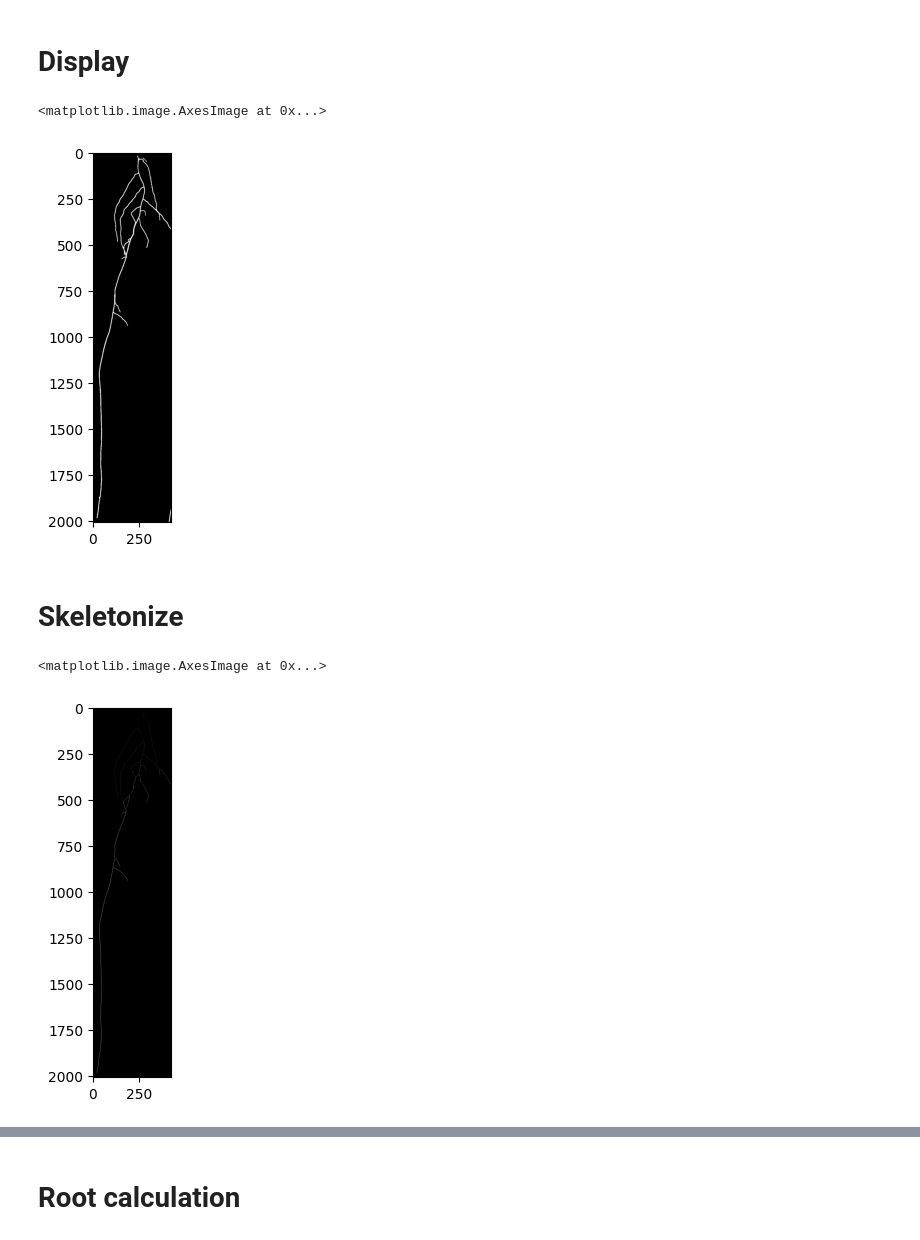
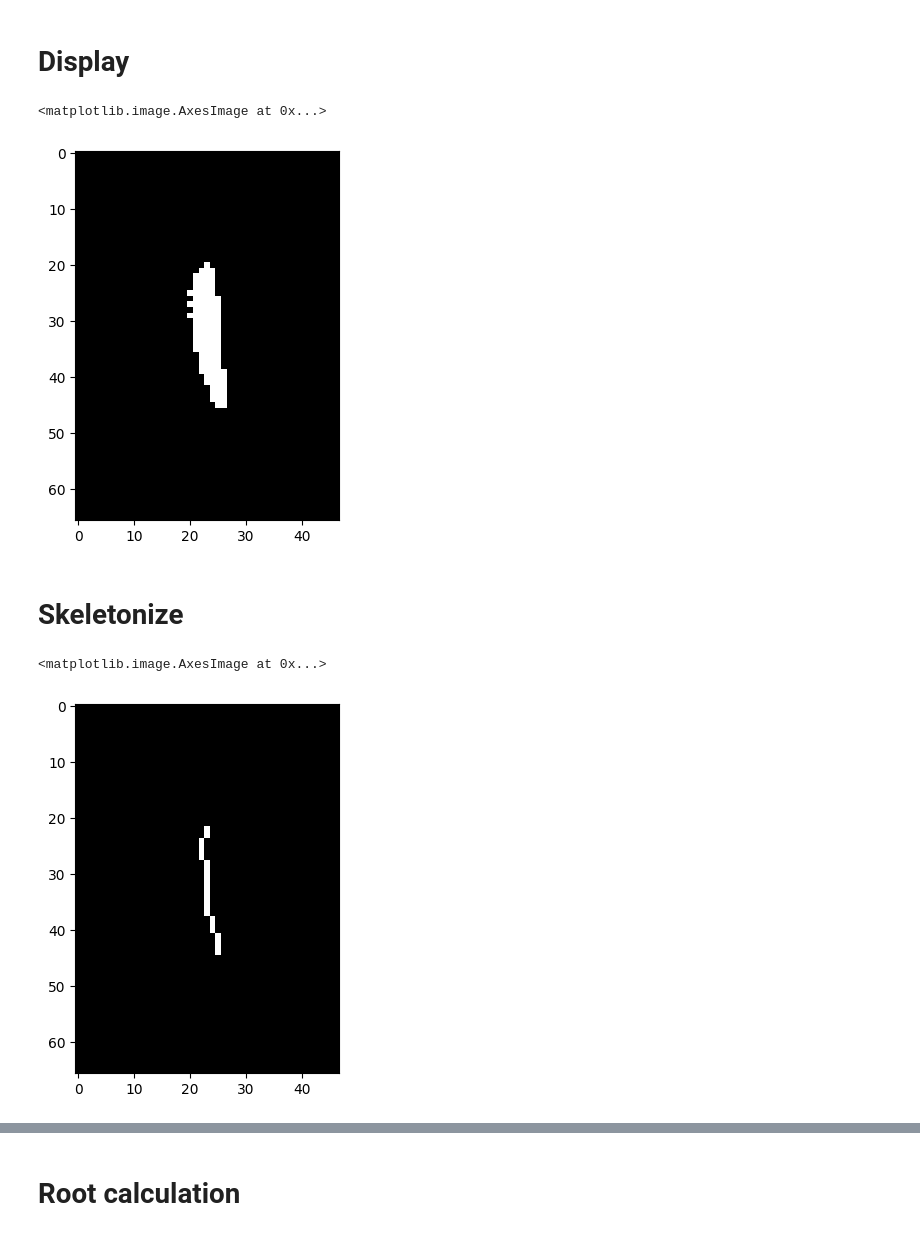
Before and after one commit to MaciejCzerniak243552/ot2-rl-243552-maciej, a Jupyter notebook: Task_7/task_7.ipynb, the cells around one changed output, grey strips where cells are left out. Cells and saved outputs as stored; diff of their text form; code cells hidden in the pictures.

```diff
--- a/Task_7/task_7.ipynb
+++ b/Task_7/task_7.ipynb
@@ -21,11 +21,11 @@ Found roots: 95
 # %% [markdown]
 # Display
 # %%
-mask = cv2.imread(roots_paths[30], 0)
+mask = cv2.imread(roots_paths[12], 0)
 plt.imshow(mask, cmap='gray')
 # %% [output]
 <matplotlib.image.AxesImage at 0x...>
-[figure, old version]
+[figure, new version]
 # %%
 kernel_vert = cv2.getStructuringElement(cv2.MORPH_RECT, (7, 3))
 root_closed = cv2.morphologyEx(mask, cv2.MORPH_CLOSE, kernel_vert)
@@ -52,7 +52,7 @@ g0, c0 = skeleton_to_csgraph(skel)
 plt.imshow(skeleton, cmap='gray')
 # %% [output]
 <matplotlib.image.AxesImage at 0x...>
-[figure, old version]
+[figure, new version]
 # %%
 from skan import draw
 fig, ax = plt.subplots()
```
Also changed, not shown: parts of 15 cells of this notebook, 1 other file.
